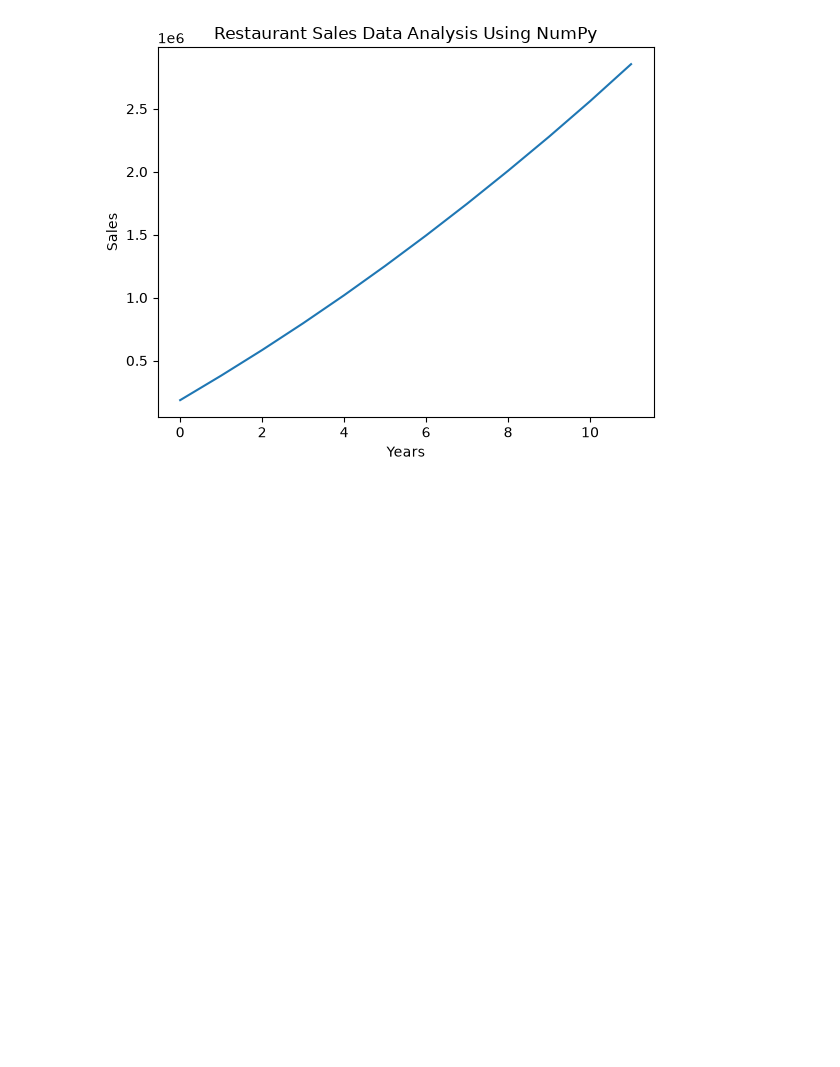
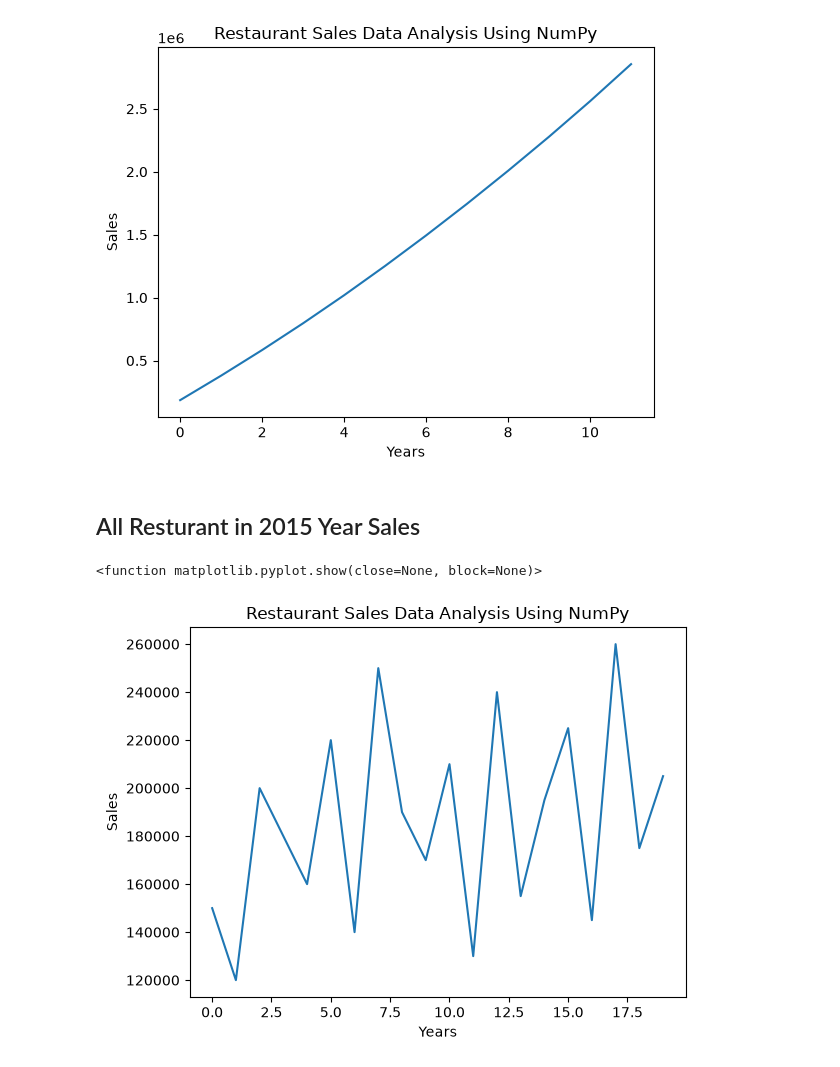
Before and after one commit to abdurrehmanabid5002-hub/Python-Learning, a Jupyter notebook: Numpy/Restaurant Sales Data Analysis.ipynb, the cells around one changed output. Cells and saved outputs as stored; diff of their text form; code cells hidden in the pictures; blank space fills up the shorter version.

```diff
--- a/Numpy/Restaurant Sales Data Analysis.ipynb
+++ b/Numpy/Restaurant Sales Data Analysis.ipynb
@@ -166,3 +166,17 @@ plt.show
 # %% [output]
 <function matplotlib.pyplot.show(close=None, block=None)>
 [figure]
+# %% [markdown]
+## All Resturant in 2015 Year Sales
+# %%
+res_2015=sales_data[:,1]
+plt.plot(res_2015)
+# plt.hist(mean,bins=[0,20,30,40,50,60,70,80,100])
+plt.title("Restaurant Sales Data Analysis Using NumPy")
+plt.xlabel("Years")
+plt.ylabel("Sales")
+plt.grid(False)
+plt.show
+# %% [output]
+<function matplotlib.pyplot.show(close=None, block=None)>
+[figure, added]
```
